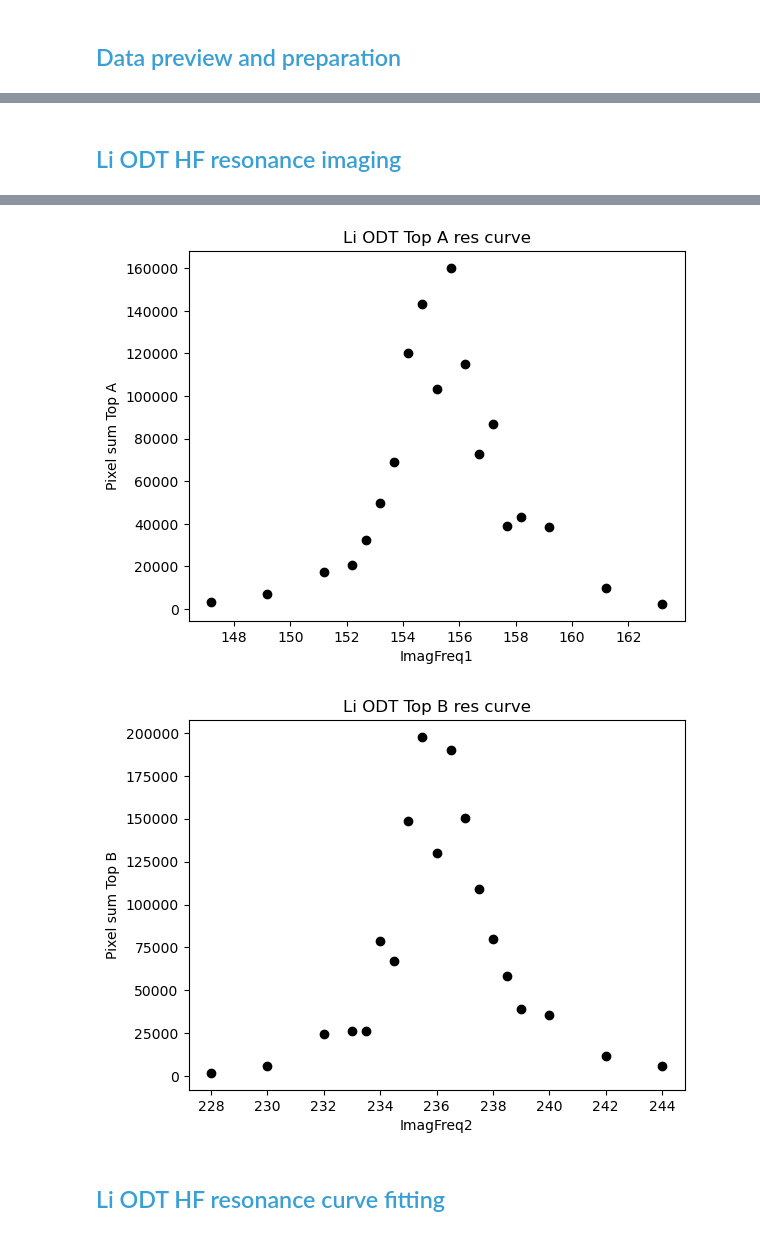
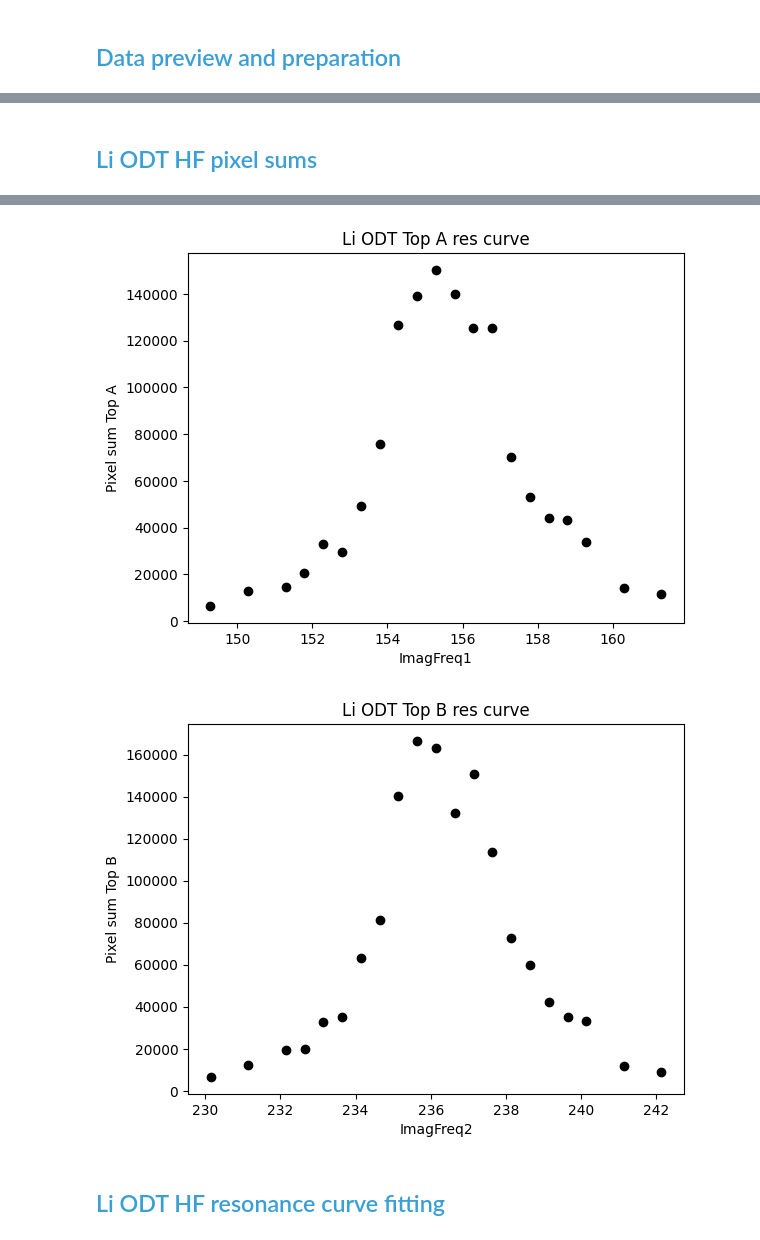
Before and after one commit to huanium/huanium, a Jupyter notebook: MIT_PhD/BEC1/Analysis/BEC1 Calculator.ipynb, the cells around one changed output, grey strips where cells are left out. Saved outputs shown, nothing was run; the diff lists cells and outputs as text; code cells hidden in the pictures.

```diff
--- a/MIT_PhD/BEC1/Analysis/BEC1 Calculator.ipynb
+++ b/MIT_PhD/BEC1/Analysis/BEC1 Calculator.ipynb
@@ -660,13 +803,13 @@ plt.show()
 # %%
-# Li Side LF
+# ODT LF:
 center_guess_ODT_LF = experiment_parameters_dict_ODT_LF["Values"]['li_lf_res_freq']
 AOM_factor_ODT_LF = experiment_parameters_dict_ODT_LF["Values"]['li_lf_freq_multiplier']
 
-fit_result_ODT_LF = Li_resonance_imaging_curve_fit(LFImgFreqs,
+fit_result_ODT_LF = Li_resonance_imaging_curve_fit(img_freqs_ODT_LF,
                                pixel_sums_ODT_LF,
                                AOM_factor_ODT_LF,
                                center_guess_ODT_LF,
-                               plot_xlabel = 'ImagFreq1 x AOM_Factor',
-                               plot_title = 'Li ODT Top A res curve')
+                               plot_xlabel = 'LFImgFreq x AOM_Factor',
+                               plot_title = 'Li ODT LF res curve')
 
 print(fit_result_ODT_LF)
@@ -732,7 +975,7 @@ Current folder: /Users/huanbui/Desktop/sample_data/hf
 Li_HF_ODT_X_min = 600
 Li_HF_ODT_X_max = 1500
 Li_HF_ODT_Y_min = 1100
-Li_HF_ODT_Y_max = 1500
+Li_HF_ODT_Y_max = 1600
 ROI_ODT_HF = [Li_HF_ODT_X_min, Li_HF_ODT_X_max, Li_HF_ODT_Y_min, Li_HF_ODT_Y_max]
 
 # Li HF Norm Box (ODT):
@@ -744,7 +987,7 @@ norm_box_ODT_HF = [Li_HF_ODT_X_min_norm, Li_HF_ODT_X_max_norm, Li_HF_ODT_Y_min_n
 
 # display Li LF image:
 frame_type_ODT_HF = 'FakeOD'
-current_file_fullpath_ODT_HF = construct_file_fullpath(folder_path_ODT_HF, run_id='')
+current_file_fullpath_ODT_HF = data_frame_ODT_HF['fullpaths'][0]
 fig, ax = display_image(current_file_fullpath_ODT_HF, ROI_ODT_HF, norm_box_ODT_HF, frame_type_ODT_HF)
 
 #################################################
@@ -759,23 +1002,37 @@ Displaying image:
 
 Frame type: FakeOD
 # %% [markdown]
-## <font color=#399FD5>Li ODT HF resonance imaging</font>
+## <font color=#399FD5>Li ODT HF pixel sums</font>
 # %%
-# get pixel sum in ROI for entire folder:
-pixel_sums_A, FreqsA, pixel_sums_B, FreqsB = get_pixel_sums_folder_TopAB(folder_path_ODT_HF,
-                                                                        ROI_ODT_HF,
-                                                                        norm_box_ODT_HF,
-                                                                       param_A = 'ImagFreq1', param_B = 'ImagFreq2')
+# compute, for each shot, a pixel sum
+data_frame_ODT_HF = add_pixel_sums_to_data_frame(data_frame_ODT_HF,
+                                                 ROI_ODT_HF,
+                                                 norm_box_ODT_HF,
+                                                 column_name = 'pixel_sum')
+
+# get pixel sums and RF freqs from dataframe:
+pixel_sums_A_ODT_HF = np.array([])
+pixel_sums_B_ODT_HF = np.array([])
+img_freqs_A_ODT_HF = np.array([])
+img_freqs_B_ODT_HF = np.array([])
+
+for index, row in data_frame_ODT_HF.iterrows():
+    if row['image_type'] == 'TopA':
+        pixel_sums_A_ODT_HF = np.append(pixel_sums_A_ODT_HF, row['pixel_sum'])
+        img_freqs_A_ODT_HF = np.append(img_freqs_A_ODT_HF, row['ImagFreq1'])
+    elif row['image_type'] == 'TopB':
+        pixel_sums_B_ODT_HF = np.append(pixel_sums_B_ODT_HF, row['pixel_sum'])
+        img_freqs_B_ODT_HF = np.append(img_freqs_B_ODT_HF, row['ImagFreq2'])
 
 # plot pixel sums versus FreqsA
-plt.scatter(FreqsA, pixel_sums_A, color='black')
+plt.scatter(img_freqs_A_ODT_HF, pixel_sums_A_ODT_HF, color='black')
 plt.xlabel('ImagFreq1')
 plt.ylabel('Pixel sum Top A')
 plt.title('Li ODT Top A res curve')
 plt.show()
 
 # plot pixel sums versus FreqsA
-plt.scatter(FreqsB, pixel_sums_B, color='black')
+plt.scatter(img_freqs_B_ODT_HF, pixel_sums_B_ODT_HF, color='black')
 plt.xlabel('ImagFreq2')
 plt.ylabel('Pixel sum Top B')
 plt.title('Li ODT Top B res curve')
@@ -801,5 +1041,5 @@ Progress: 38/38
-[figure, old version]
+[figure, new version]
-[figure, old version]
+[figure, new version]
 # %% [markdown]
 ## <font color=#399FD5>Li ODT HF resonance curve fitting</font>
 # %%
```
Also changed, not shown: parts of 35 cells of this notebook.
